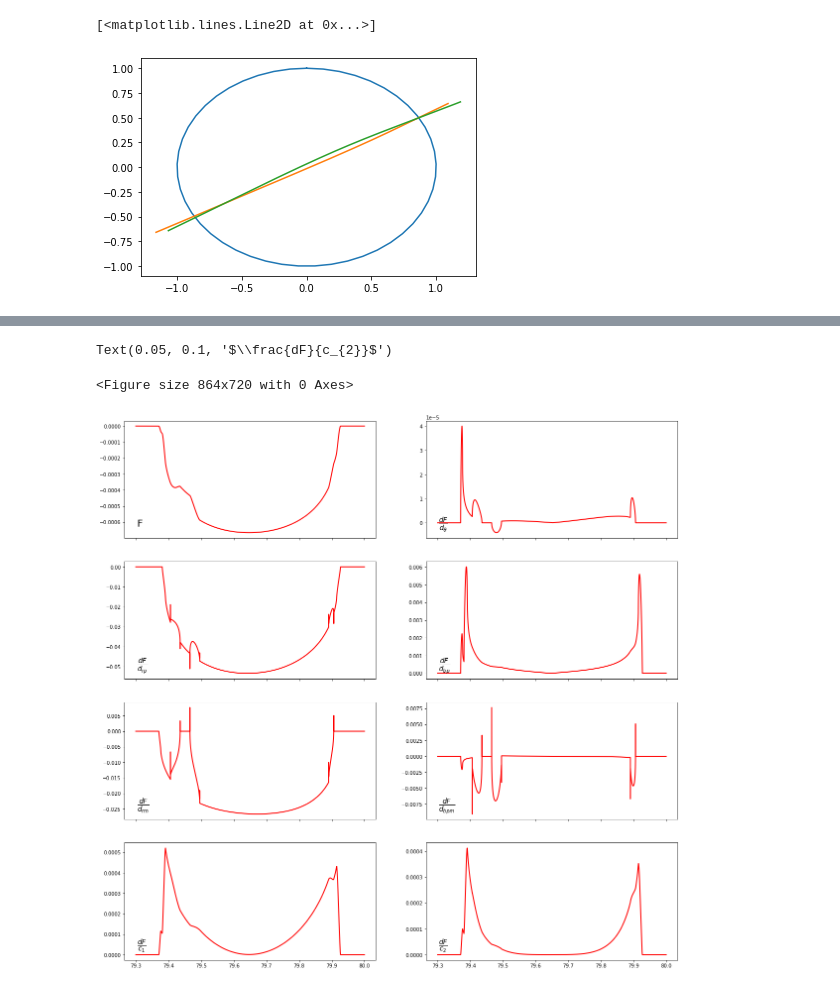
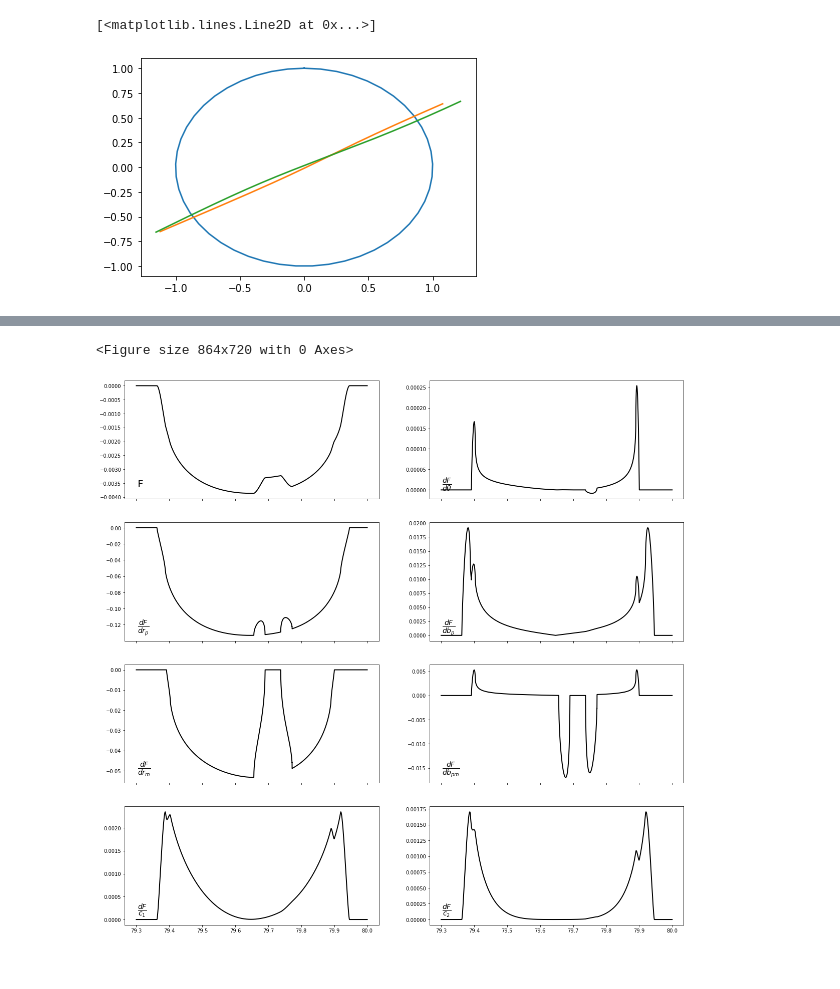
Before and after one commit to tagordon/elliptics, a Jupyter notebook: demonstration.ipynb, the cells around one changed output, grey strips where cells are left out. Cells and saved outputs as stored; diff of their text form; code cells hidden in the pictures.

```diff
--- a/demonstration.ipynb
+++ b/demonstration.ipynb
@@ -121,7 +121,8 @@ def bp_bpm_theta(t, ms, t0p, ep, Pp, wp, ip, mp, t0m, em, Pm, Om, wm, im, mm):
     photlib.system_bp_bpm_theta(t, ms, t0p, ep, Pp, wp, ip, mp, t0m, em, Pm, Om, wm, im, mm, j, bp, bpm, theta)
     return np.array(bp), np.array(bpm), np.array(theta)
 # %%
-t = np.linspace(79.3, 80.0, 120000)
+t = np.linspace(79.3, 80.0, 5000)
+#t = np.linspace(79.52, 79.54, 100000)
 #t = np.linspace(79.37037, 79.37038, 120000)
 #t = np.linspace(79.35, 79.38, 120000)
 #t = np.linspace(79.690241, 79.690242, 120000)
@@ -137,7 +138,7 @@ wp = 0.0 * np.pi / 180
 ip = 1 * np.pi / 2
 mp = 10.0
 
-t0m = -1.1
+t0m = -1.3
 em = 0.3
 Pm = 1
 Om = 80 * np.pi / 180
@@ -222,41 +223,42 @@ plt.plot(xp, yp)
 plt.plot(xm, ym)
 # %% [output]
 [<matplotlib.lines.Line2D at 0x...>]
-[figure, old version]
+[figure, new version]
 # %%
 plt.figure(figsize=(12, 10))
-rp = 0.02
-rm = 0.01
+rp = 0.05
+rm = 0.02
 %time lc_combined_ld = flux(0.6, 0.3, rp, rm, bp, bpm, cth, sth)
 #%timeit lc_combined_ld = flux(0.6, 0.3, rp, rm, bp, bpm, cth, sth)
 
 mark = '-'
 fig, axs = plt.subplots(4, 2, figsize=(20, 20), sharex=True)
-axs[0, 0].plot(t, lc_combined_ld[:, 0], mark, color='r', linewidth=2)
+axs[0, 0].plot(t, lc_combined_ld[:, 0], mark, color='k', linewidth=2)
 axs[0, 0].annotate('F', (0.05, 0.1), xycoords='axes fraction', fontsize=20)
 
-axs[1, 0].plot(t, lc_combined_ld[:, 1], mark, color='r', linewidth=2) # bp
-axs[1, 0].annotate(r'$\frac{dF}{d_{rp}}$', (0.05, 0.1), xycoords='axes fraction', fontsize=20)
+axs[1, 0].plot(t, lc_combined_ld[:, 1], mark, color='k', linewidth=2) # bp
+axs[1, 0].annotate(r'$\frac{dF}{dr_p}$', (0.05, 0.1), xycoords='axes fraction', fontsize=20)
 
-axs[2, 0].plot(t, lc_combined_ld[:, 2], mark, color='r', linewidth=2) # rp
-axs[2, 0].annotate(r'$\frac{dF}{d_{rm}}$', (0.05, 0.1), xycoords='axes fraction', fontsize=20)
+axs[2, 0].plot(t, lc_combined_ld[:, 2], mark, color='k', linewidth=2) # rp
+axs[2, 0].annotate(r'$\frac{dF}{dr_m}$', (0.05, 0.1), xycoords='axes fraction', fontsize=20)
 
-axs[1, 1].plot(t, lc_combined_ld[:, 3], mark, color='r', linewidth=2) # bm
-axs[1, 1].annotate(r'$\frac{dF}{d_{bp}}$', (0.05, 0.1), xycoords='axes fraction', fontsize=20)
+axs[1, 1].plot(t, lc_combined_ld[:, 3], mark, color='k', linewidth=2) # bm
+axs[1, 1].annotate(r'$\frac{dF}{db_p}$', (0.05, 0.1), xycoords='axes fraction', fontsize=20)
 
-axs[2, 1].plot(t, lc_combined_ld[:, 4], mark, color='r', linewidth=2) # rm
-axs[2, 1].annotate(r'$\frac{dF}{d_{bpm}}$', (0.05, 0.1), xycoords='axes fraction', fontsize=20)
+axs[2, 1].plot(t, lc_combined_ld[:, 4], mark, color='k', linewidth=2) # rm
+axs[2, 1].annotate(r'$\frac{dF}{db_{pm}}$', (0.05, 0.1), xycoords='axes fraction', fontsize=20)
 
-axs[0, 1].plot(t, lc_combined_ld[:, 5], mark, color='r', linewidth=2) # bpm
-axs[0, 1].annotate(r'$\frac{dF}{d_{\theta}}$', (0.05, 0.1), xycoords='axes fraction', fontsize=20)
+axs[0, 1].plot(t, lc_combined_ld[:, 5], mark, color='k', linewidth=2) # bpm
+axs[0, 1].annotate(r'$\frac{dF}{d\theta}$', (0.05, 0.1), xycoords='axes fraction', fontsize=20)
 
-axs[3, 0].plot(t, lc_combined_ld[:, 6], mark, color='r', linewidth=2) # c1
+axs[3, 0].plot(t, lc_combined_ld[:, 6], mark, color='k', linewidth=2) # c1
 axs[3, 0].annotate(r'$\frac{dF}{c_{1}}$', (0.05, 0.1), xycoords='axes fraction', fontsize=20)
 
-axs[3, 1].plot(t, lc_combined_ld[:, 7], mark, color='r', linewidth=2) # c2
+axs[3, 1].plot(t, lc_combined_ld[:, 7], mark, color='k', linewidth=2) # c2
 axs[3, 1].annotate(r'$\frac{dF}{c_{2}}$', (0.05, 0.1), xycoords='axes fraction', fontsize=20)
 
 #[ax.set_ylim(-0.001, 0.001) for ax in axs.flatten()]
 #[ax.axhline(0.0) for ax in axs.flatten()]
 #axs[1, 0].set_ylim(-0.055, -0.05)
+plt.savefig('/Users/tgordon/Desktop/derivatives.pdf')
 # %% [output]
@@ -265,6 +267,5 @@ Wall time: 59.6 ms
-Text(0.05, 0.1, '$\\frac{dF}{c_{2}}$')
+<Figure size 864x720 with 0 Axes>
-<Figure size 864x720 with 0 Axes>
-[figure, old version]
+[figure, new version]
 # %%
 lc_combined_ld[:, 0][-1]
 # %%
```
Also changed, not shown: parts of 2 cells of this notebook, 3 other files.
